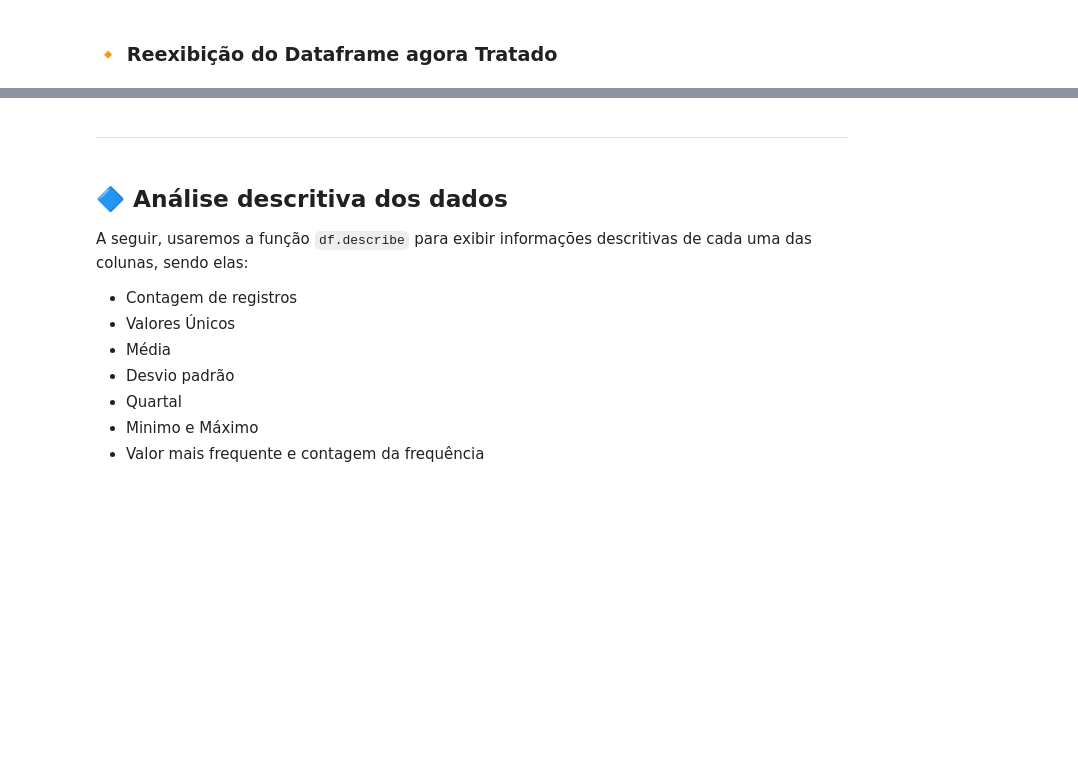
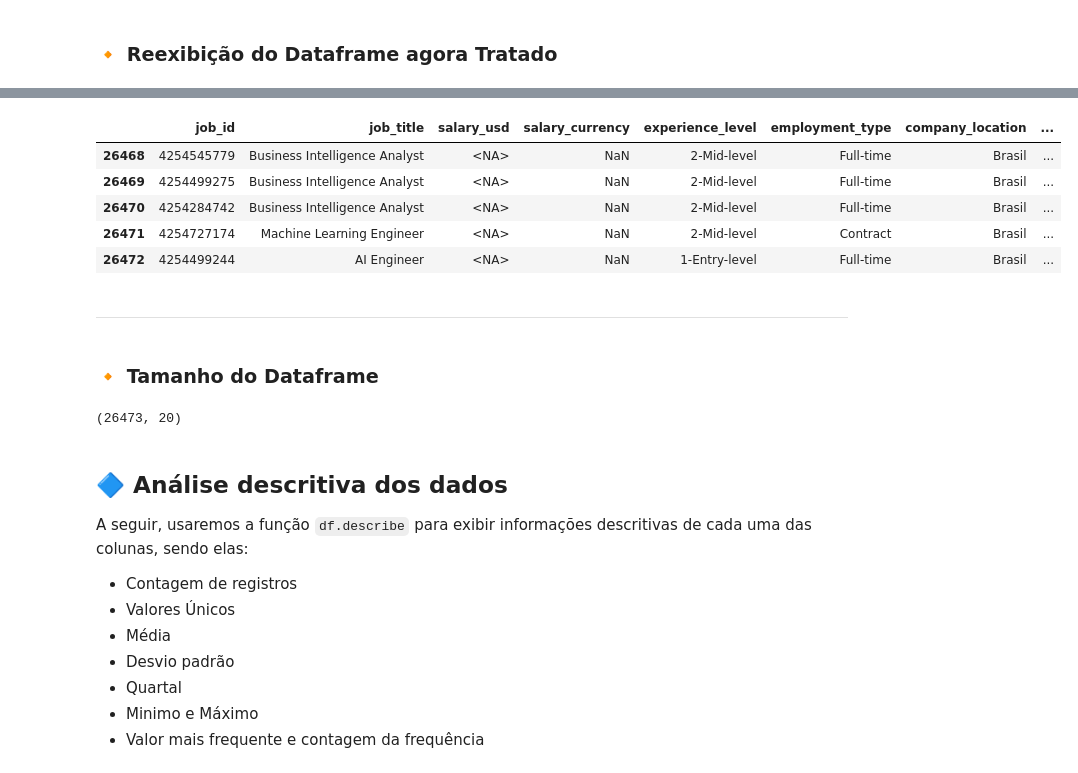
Before and after one commit to Cavalheiro93/mvp-data-analyst-global-ai-market, a Jupyter notebook: Projeto_MVP.ipynb, the cells around one changed output, grey strips where cells are left out. Saved outputs shown, nothing was run; the diff lists cells and outputs as text; code cells hidden in the pictures; blank space fills up the shorter version.

```diff
--- a/Projeto_MVP.ipynb
+++ b/Projeto_MVP.ipynb
@@ -213,5 +331,20 @@ df_unificado.head()
+# %%
+df_unificado.tail()
+# %% [output]
+|  | job_id | job_title | salary_usd | salary_currency | experience_level | employment_type | company_location | ... |
+| 26468 | 4254545779 | Business Intelligence Analyst | <NA> | NaN | 2-Mid-level | Full-time | Brasil | ... |
+| 26469 | 4254499275 | Business Intelligence Analyst | <NA> | NaN | 2-Mid-level | Full-time | Brasil | ... |
+| 26470 | 4254284742 | Business Intelligence Analyst | <NA> | NaN | 2-Mid-level | Full-time | Brasil | ... |
+| 26471 | 4254727174 | Machine Learning Engineer | <NA> | NaN | 2-Mid-level | Contract | Brasil | ... |
+| 26472 | 4254499244 | AI Engineer | <NA> | NaN | 1-Entry-level | Full-time | Brasil | ... |
 # %% [markdown]
 ---
+# %% [markdown]
+### 🔸 Tamanho do Dataframe
+# %%
+df_unificado.shape
+# %% [output]
+(26473, 20)
 # %% [markdown]
 ## 🔷 Análise descritiva dos dados
 
```
Also changed, not shown: parts of 52 cells of this notebook, 1 other file.
